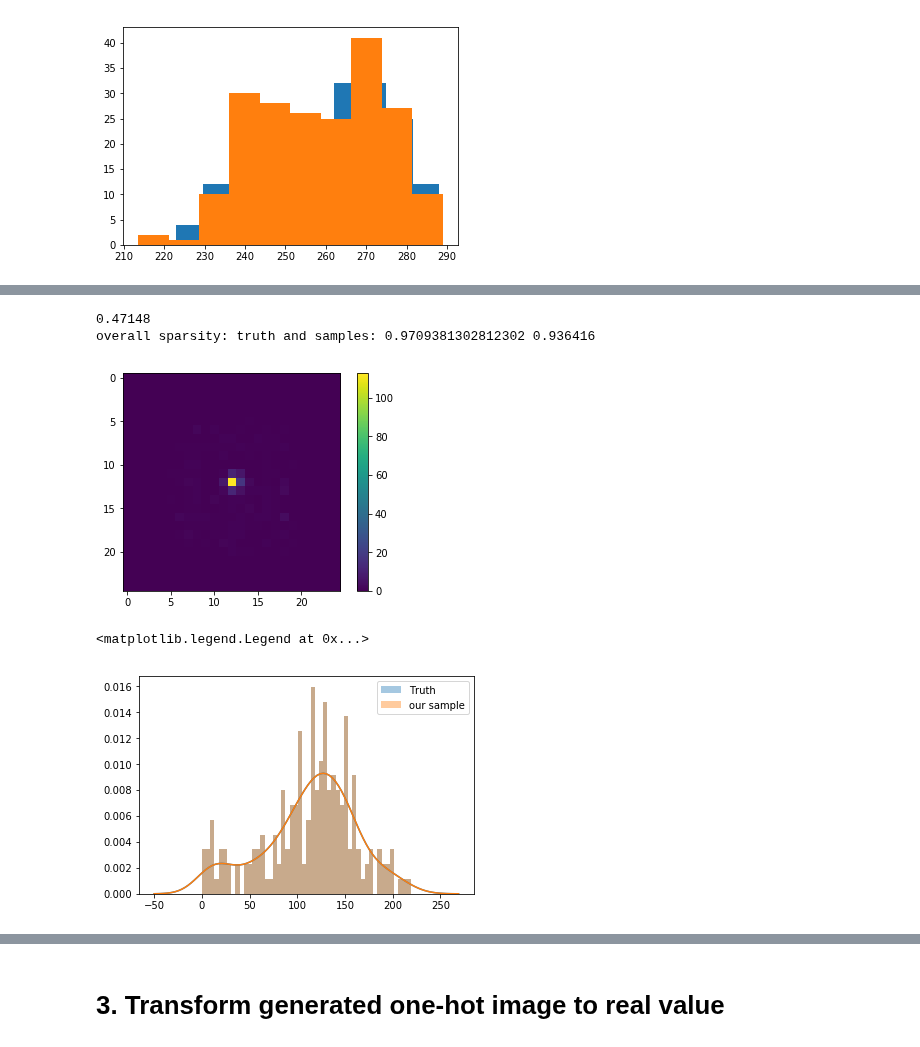
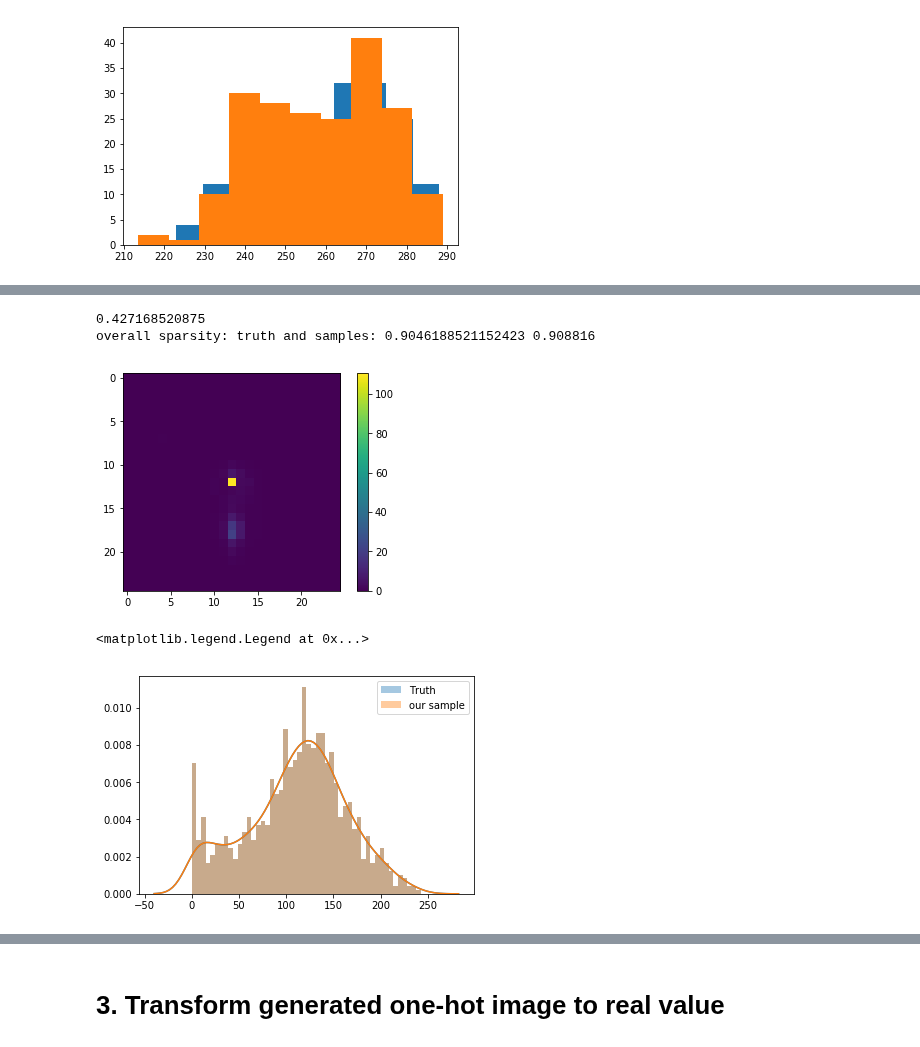
Before and after one commit to adamlu123/SparseImageFlows, a Jupyter notebook: Notebooks/quantize_image.ipynb, the cells around one changed output, grey strips where cells are left out. Saved outputs shown, nothing was run; the diff lists cells and outputs as text; code cells hidden in the pictures.

```diff
--- a/Notebooks/quantize_image.ipynb
+++ b/Notebooks/quantize_image.ipynb
@@ -141,8 +141,8 @@ plt.hist(pt)
 [figure]
 # %%
 sampledir = '/extra/yadongl10/BIG_sandbox/SparseImageFlows_result/lagan_pixelcnn/Mixture'
-with open(sampledir+'/Mix_discretized_sample_20.pkl', 'rb') as f:
+with open(sampledir+'/Mix_discretized_sample_5.pkl', 'rb') as f:
     x = pkl.load(f)
 sample_sg = np.asarray(x)[:, :].reshape(-1, 25, 25)
-print(sample_sg.shape, sample_sg.max())
+print(sample_sg.shape, sample_sg.max(), sample_sg.min())
 # %% [output]
@@ -161,24 +155,24 @@ print('overall sparsity: truth and samples:',
       np.where(image.ravel()==0)[0].shape[0] / image.ravel().shape[0],
       np.where(sample_sg.ravel()==0)[0].shape[0] / sample_sg.ravel().shape[0])
 # %% [output]
-0.47148
-overall sparsity: truth and samples: 0.9709381302812302 0.936416
+0.427168520875
+overall sparsity: truth and samples: 0.9046188521152423 0.908816
-[figure, old version]
+[figure, new version]
 # %%
 import seaborn as sns
 x=12
 y=12
-n = 200
+n = 1000
 
 pixel_bg = sample_sg[:,x,y]
 pixel = image[:n,x,y]
 x = np.linspace(0.0,200,1000)
 sns.distplot(pixel, label='Truth', bins=50)
 sns.distplot(pixel_bg, label='our sample', bins=50)
 plt.legend()
 # %% [output]
 <matplotlib.legend.Legend at 0x...>
-[figure, old version]
+[figure, new version]
 # %%
 fig, ax = plt.subplots(figsize=(7, 6))
 
```
Also changed, not shown: parts of 9 cells of this notebook, 5 other files.
